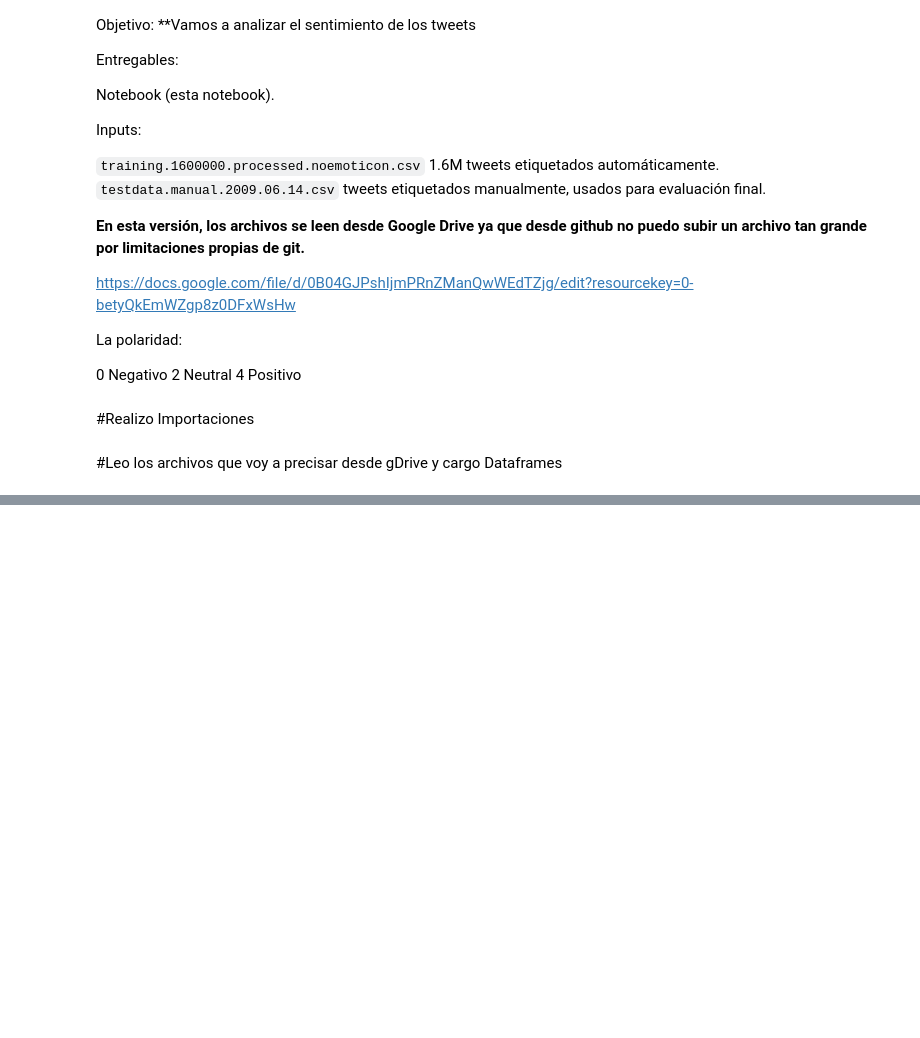
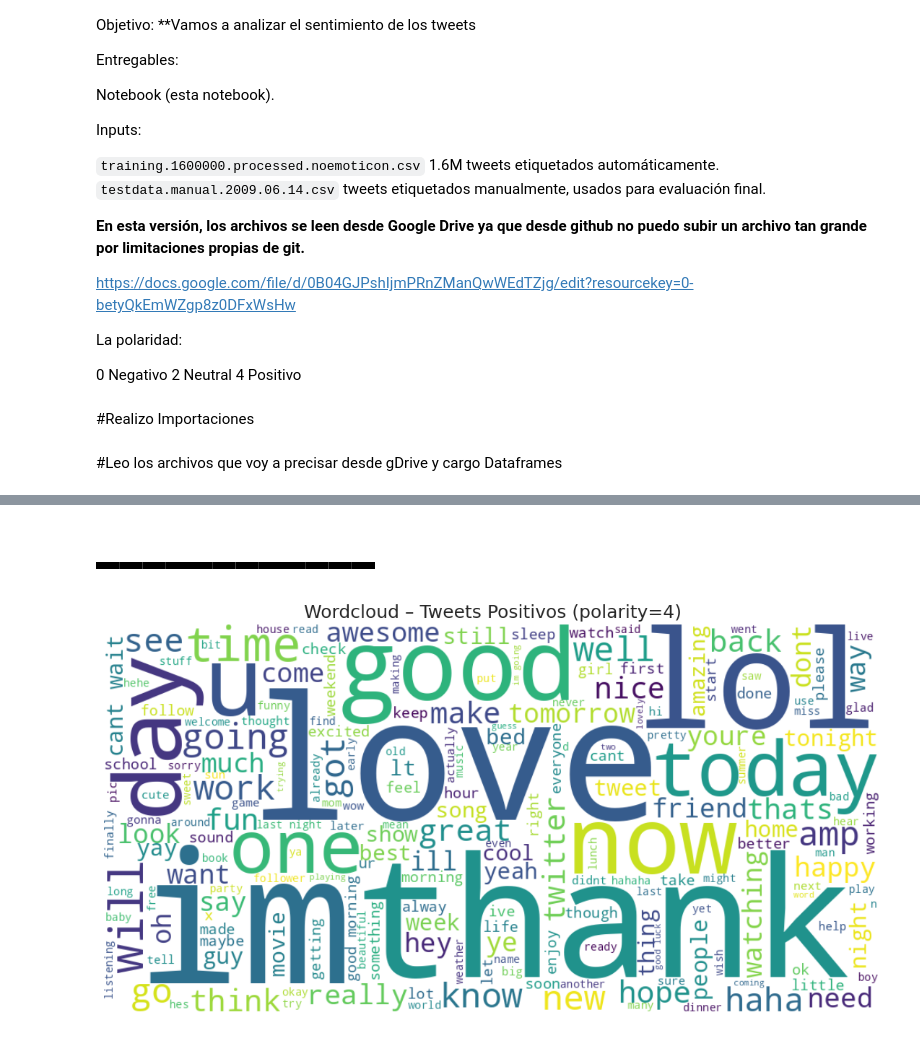
Before and after one commit to marcelomkk/tweetsAnalytics, a Jupyter notebook: Entrega-TP3.ipynb, the cells around one changed output, grey strips where cells are left out. Drawn from its saved outputs; the diff is of its cells as text; code cells hidden in the pictures; blank space fills up the shorter version.

```diff
--- a/Entrega-TP3.ipynb
+++ b/Entrega-TP3.ipynb
@@ -122,0 +208,7 @@ La presentación puede ser desde la misma notebook, pero se pueden utilizar dist
+# %% [markdown]
+## ▬▬▬▬▬▬▬▬▬▬▬▬
+# %%
+#Generamos una nube para cada grupo
+generar_wordcloud(pos, "Wordcloud – Tweets Positivos (polarity=4)")
+# %% [output]
+[figure, added]
```
Also changed, not shown: parts of 31 cells of this notebook.
